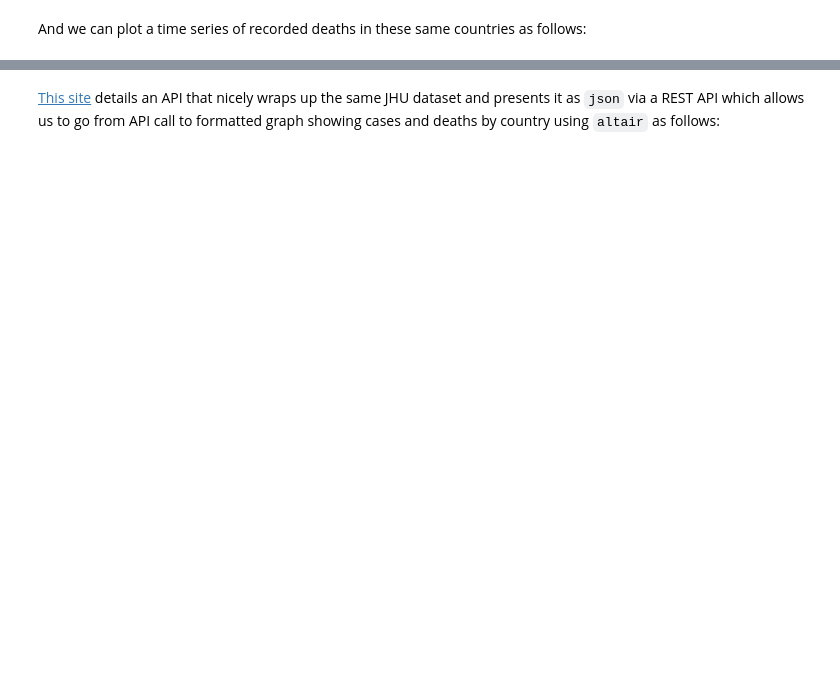
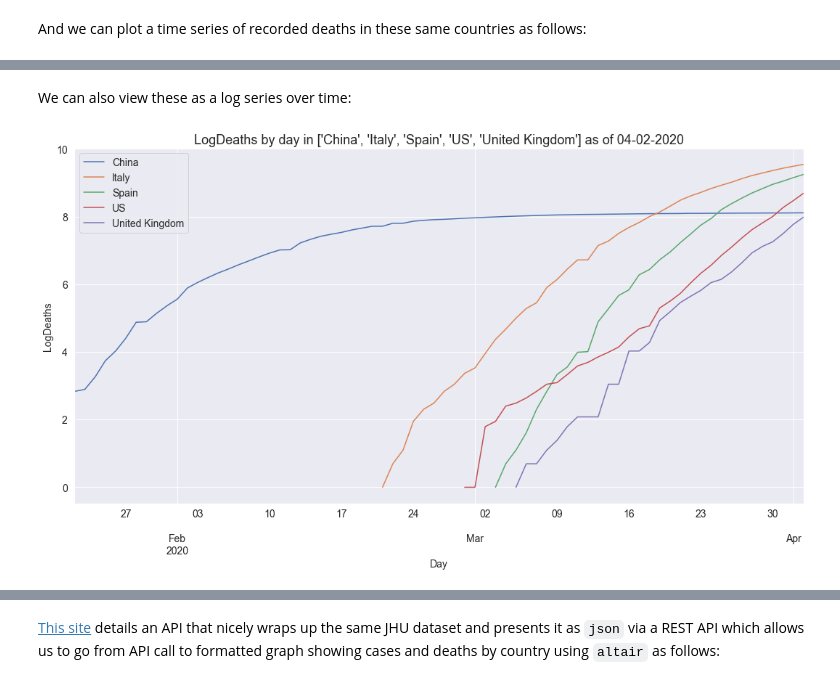
Before and after one commit to malminhas/covid, a Jupyter notebook: index.ipynb, the cells around one changed output, grey strips where cells are left out. Saved outputs shown, nothing was run; the diff lists cells and outputs as text; code cells hidden in the pictures; blank space fills up the shorter version.

```diff
--- a/index.ipynb
+++ b/index.ipynb
@@ -99,0 +101,6 @@ plotCountriesTimeSeries(df, ['China', 'Italy', 'US', 'United Kingdom'], which, '
+# %% [markdown]
+We can also view these as a log series over time:
+# %%
+plotCountriesTimeSeries(df, ['China', 'Italy', 'Spain', 'US', 'United Kingdom'], which, x='day', y='LogDeaths', visualisation=viz)
+# %% [output]
+[figure, added]
```
Also changed, not shown: parts of 20 cells of this notebook, 20 other files.
